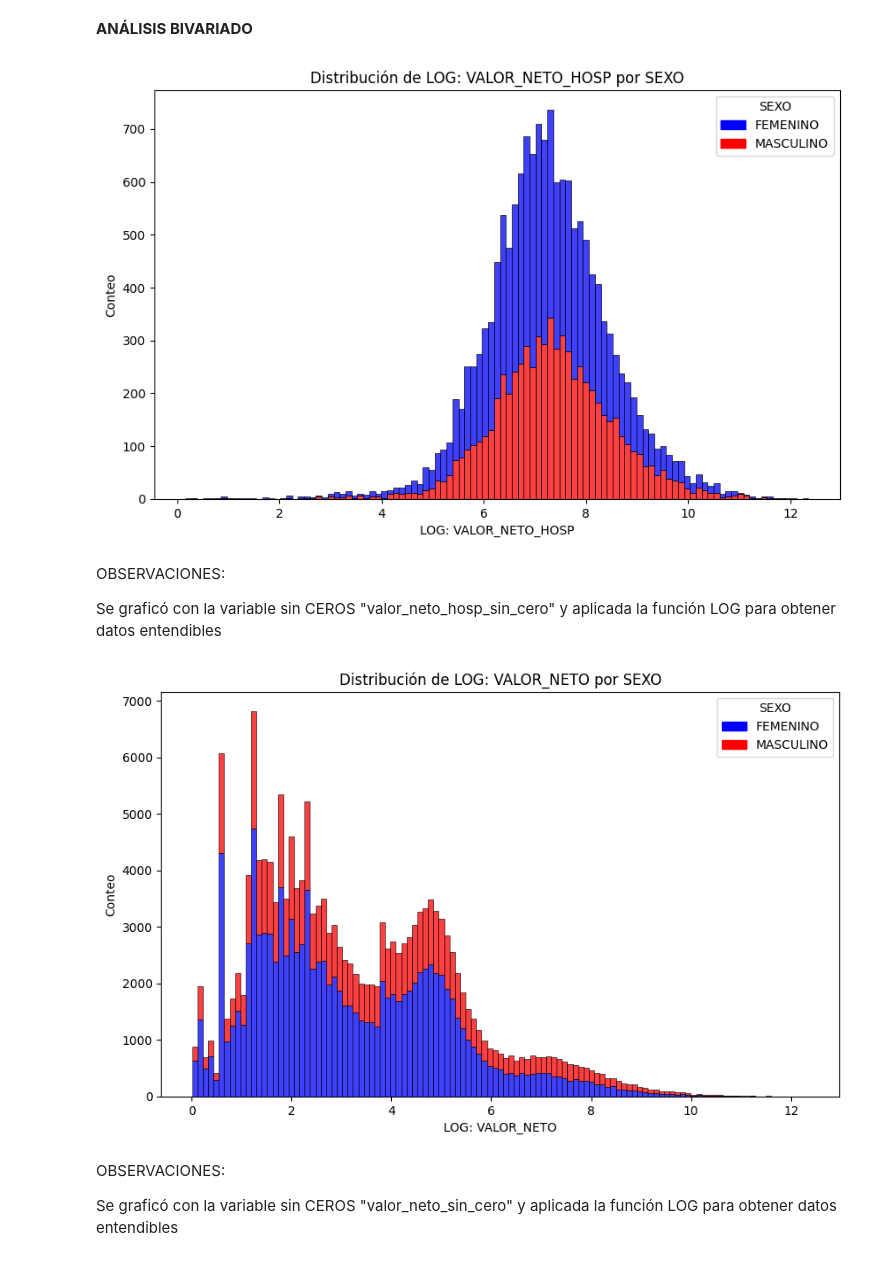
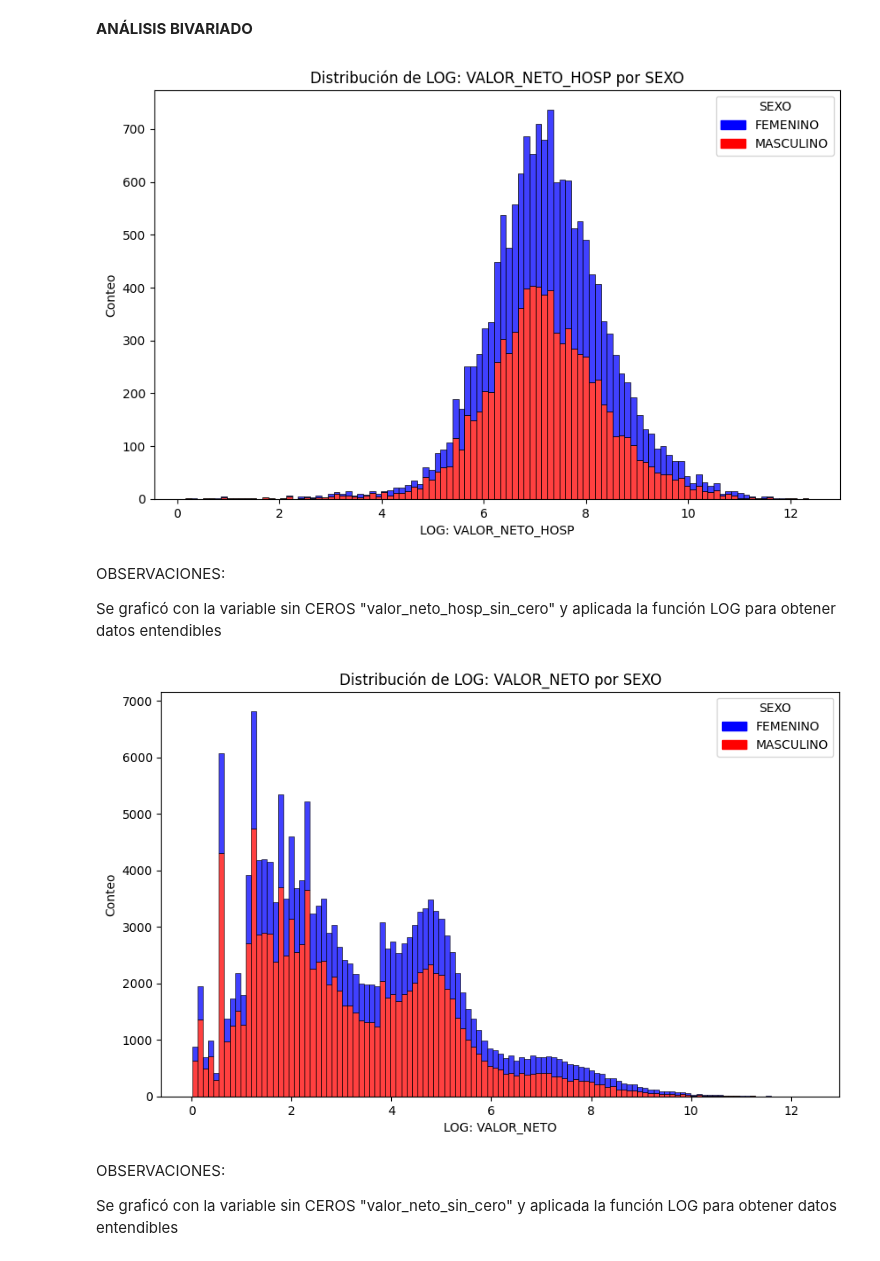
Before and after one commit to Sergius-DS/elecciOn_datasets, a Jupyter notebook: diabetes_EDA_Limpieza_03_Dic2024.ipynb, the cells around one changed output. Drawn from its saved outputs; the diff is of its cells as text; code cells hidden in the pictures.

```diff
--- a/diabetes_EDA_Limpieza_03_Dic2024.ipynb
+++ b/diabetes_EDA_Limpieza_03_Dic2024.ipynb
@@ -294,7 +296,11 @@ Transformé 'VALOR_NETO_HOSP' Y 'VALOR_NETO' temporalmente para vizualizarlas de
 variable = "VALOR_NETO_HOSP"
 # Graficar el histograma con tono por género
 plt.figure(figsize=(10, 6))
-sns.histplot(data=valor_neto_hosp_sin_cero, x=np.log(valor_neto_hosp_sin_cero['VALOR_NETO_HOSP']), hue='SEXO', multiple='stack', palette={'FEMENINO': 'blue', 'MASCULINO': 'red'})
+sns.histplot(data=valor_neto_hosp_sin_cero,
+             x=np.log(valor_neto_hosp_sin_cero['VALOR_NETO_HOSP']),
+             hue='SEXO',
+             multiple='stack',
+             palette={0: 'blue', 1: 'red'})
 
 # Configurar el título y las etiquetas
 plt.title(f'Distribución de LOG: {variable} por SEXO')
@@ -309,7 +315,7 @@ red_patch = mpatches.Patch(color='red', label='MASCULINO')
 plt.legend(handles=[blue_patch, red_patch], title='SEXO')
 plt.show()
 # %% [output]
-[figure, old version]
+[figure, new version]
 # %% [markdown]
 OBSERVACIONES:
 
@@ -317,23 +323,26 @@ Se graficó con la variable sin CEROS "valor_neto_hosp_sin_cero" y aplicada la f
 # %%
 variable = "VALOR_NETO"
 # Graficar el histograma con tono por género
 plt.figure(figsize=(10, 6))
-sns.histplot(data=valor_neto_sin_cero, x=np.log(valor_neto_sin_cero['VALOR_NETO']), hue='SEXO', multiple='stack', palette={'FEMENINO': 'blue', 'MASCULINO': 'red'})
+sns.histplot(data=valor_neto_sin_cero, x=np.log(valor_neto_sin_cero['VALOR_NETO']),
+             hue='SEXO',
+             multiple='stack',
+             palette={0: 'blue', 1: 'red'})
 
 # Configurar el título y las etiquetas
 plt.title(f'Distribución de LOG: {variable} por SEXO')
 plt.xlabel(f"LOG: {variable}")
 plt.ylabel('Conteo')
 
 # Crear identificadores de leyenda personalizados
 blue_patch = mpatches.Patch(color='blue', label='FEMENINO')
 red_patch = mpatches.Patch(color='red', label='MASCULINO')
 
 # Mostrar el gráfico con leyenda personalizada
 plt.legend(handles=[blue_patch, red_patch], title='SEXO')
 plt.show()
 # %% [output]
-[figure, old version]
+[figure, new version]
 # %% [markdown]
 OBSERVACIONES:
 
```
Also changed, not shown: parts of 14 cells of this notebook.
